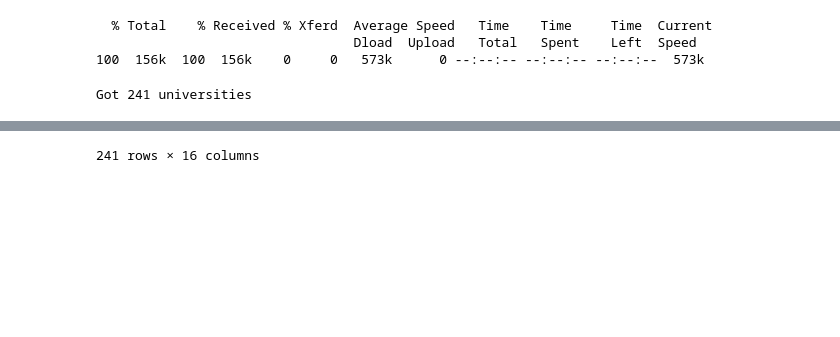
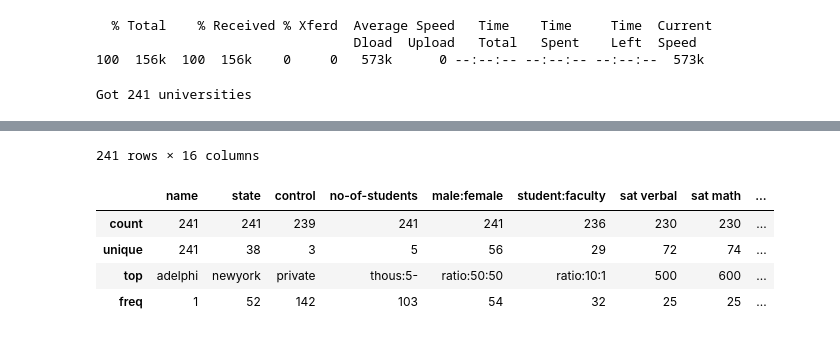
Before and after one commit to judyz01/ecs-171-final-project, a Jupyter notebook: ECS_171_Final.ipynb, the cells around one changed output, grey strips where cells are left out. Drawn from its saved outputs; the diff is of its cells as text; code cells hidden in the pictures; blank space fills up the shorter version.

```diff
--- a/ECS_171_Final.ipynb
+++ b/ECS_171_Final.ipynb
@@ -40,23 +41,28 @@ Got 241 universities
 # %%
 # Convert dict into data frame
 
 import pandas as pd
 
 df = pd.DataFrame(university_data)
 df = df.transpose()
-
-df
+display(df)
+df.describe()
 # %% [output]
 |  | name | state | control | no-of-students | male:female | student:faculty | sat verbal | sat math | ... |
 | adelphi | adelphi | newyork | private | thous:5-10 | ratio:30:70 | ratio:15:1 | 500 | 475 | ... |
 | arizona-state | arizona-state | arizona | state | thous:20+ | ratio:50:50 | ratio:20:1 | 450 | 500 | ... |
 | boston-college | boston-college | massachusetts | private | thous:5-10 | ratio:40:60 | ratio:20:1 | 500 | 550 | ... |
 | boston-university | boston-university | massachusetts | private | thous:10-15 | ratio:45:55 | ratio:12:1 | 550 | 575 | ... |
 | brown | brown | rhodeisland | private | thous:5- | ratio:50:50 | ratio:11:1 | 625 | 650 | ... |
 | ... | ... | ... | ... | ... | ... | ... | ... | ... | ... |
 | george-washington | george-washington | district-of-columbia | private | thous:5- | ratio:50:50 | ratio:14:1 | 530 | 560 | ... |
 | oral-roberts-university | oral-roberts-university | oklahoma | private | thous:5- | ratio:1:1 | ratio:11:1 | 463 | 490 | ... |
 | university-of-tulsa | university-of-tulsa | oklahoma | private | thous:5-10 | ratio:3:2 | ratio:16:1 | 471 | 520 | ... |
 | connecticut-college | connecticut-college | connecticut | private | thous:5- | ratio:35:65 | ratio:10:1 | 550 | 575 | ... |
 | lehigh-university | lehigh-university | pennsylvania | private | thous:5-10 | ratio:75:25 | ratio:10:1 | 550 | 650 | ... |
 241 rows × 16 columns
+|  | name | state | control | no-of-students | male:female | student:faculty | sat verbal | sat math | ... |
+| count | 241 | 241 | 239 | 241 | 241 | 236 | 230 | 230 | ... |
+| unique | 241 | 38 | 3 | 5 | 56 | 29 | 72 | 74 | ... |
+| top | adelphi | newyork | private | thous:5- | ratio:50:50 | ratio:10:1 | 500 | 600 | ... |
+| freq | 1 | 52 | 142 | 103 | 54 | 32 | 25 | 25 | ... |
```
Also changed, not shown: parts of 6 cells of this notebook.
